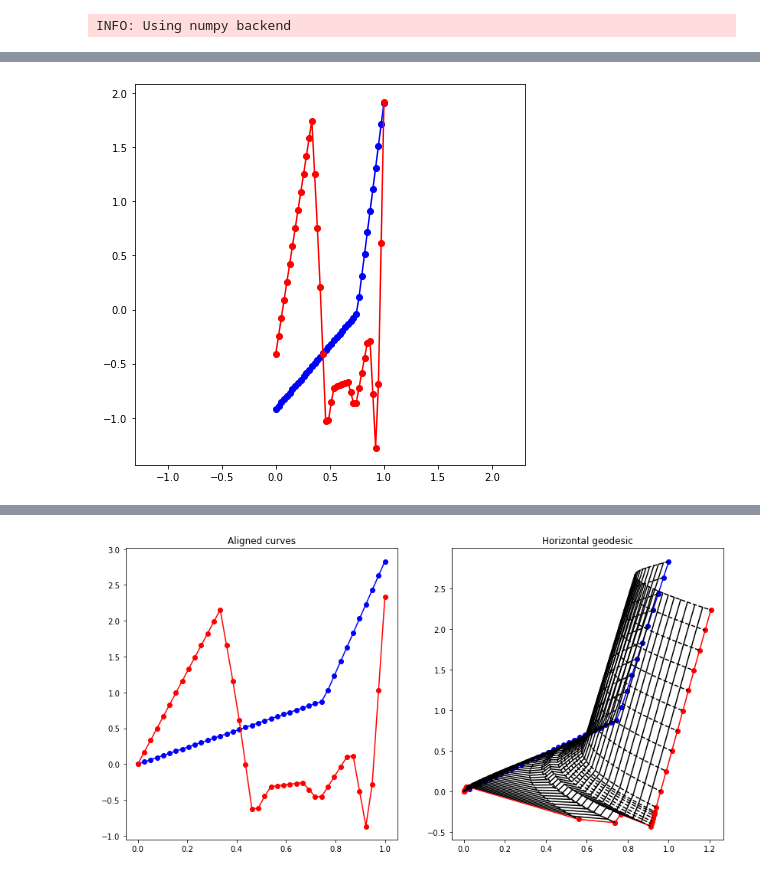
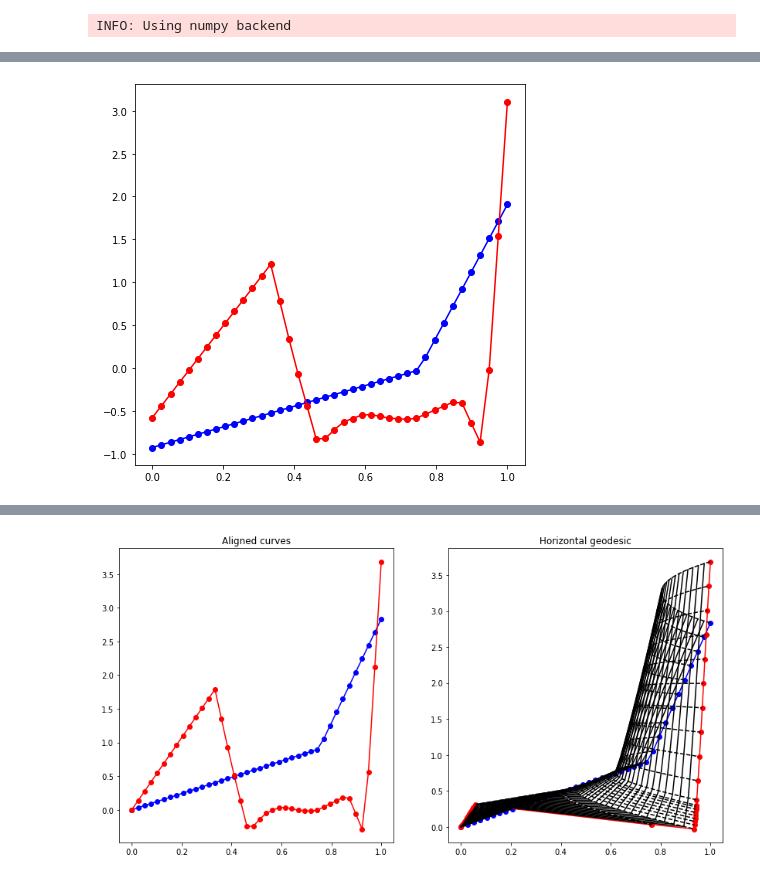
Before and after one commit to MATH-Hackathon-23-24/P2-Geometric-Learning, a Jupyter notebook: properties_and_sequence.ipynb, the cells around one changed output, grey strips where cells are left out. Cells and saved outputs as stored; diff of their text form; code cells hidden in the pictures.

```diff
--- a/properties_and_sequence.ipynb
+++ b/properties_and_sequence.ipynb
@@ -44,17 +36,0 @@ print(graphs['BT.1.4-25.'].nodes['BT.1.4-25.05']["surface"])
-# %%
-k_sampling_points = 40
-
-def get_resampled_geostats_curve(node_id, graphs, function, k_sampling_points):
-    x, y = get_curve_from_graph(node_id, graphs, function)
-    x_resample, y_resample = resample_curve(x, y, k_sampling_points=k_sampling_points)
-    curve = gs.vstack((x_resample, y_resample)).T
-    return curve
-# %%
-for id1 in stone_ids:
-    for id2 in stone_ids:
-        curve_a = get_resampled_geostats_curve(id1, graphs, "surface", k_sampling_points)
-        curve_b = get_resampled_geostats_curve(id2, graphs, "surface", k_sampling_points)
-        dist = get_SRVMetric_distance(curve_a, curve_b, k_sampling_points=k_sampling_points)
-        distL2 = get_L2_norm_two_curves(curve_a.T[1],curve_b.T[1])
-        print("SRV Dist between: ", id1, " and ", id2, " : ", dist)
-        print("L2 Dist between: ", id1, " and ", id2, " : ", distL2)
@@ -85,7 +144,13 @@ curve_b = get_resampled_geostats_curve(node_id2, graphs, "surface", k_sampling_p
 # %%
+node_id1 = 'BT.1.4-25.'
+node_id2 = 'BT.2.65.'
+
+curve_a = get_resampled_geostats_curve(node_id1, graphs, "volume", k_sampling_points)
+curve_b = get_resampled_geostats_curve(node_id2, graphs, "volume", k_sampling_points)
+
 ax = plot_curve(curve_a, "o-b", add_origin=False)
 plot_curve(curve_b, "o-r", ax=ax, add_origin=False)
-plt.axis("equal")
+#lt.axis("equal")
 plt.show()
 # %% [output]
-[figure, old version]
+[figure, new version]
@@ -102,6 +157,12 @@ curve_b = curves_r2.projection(curve_b)
 # %%
+curves_r2 = DiscreteCurvesStartingAtOrigin(
+    ambient_dim=2, k_sampling_points=k_sampling_points, equip=False
+)
+curve_a = curves_r2.projection(curve_a)
+curve_b = curves_r2.projection(curve_b)
+
 curves_r2.equip_with_metric(SRVMetric) #
-curves_r2.equip_with_group_action("rotations and reparametrizations")
+curves_r2.equip_with_group_action("reparametrizations")
 curves_r2.equip_with_quotient_structure()
 
 curve_b_aligned = curves_r2.fiber_bundle.align(curve_b, curve_a)
@@ -161 +207 @@ WARNING: Maximum number of iterations 20 reached during alignment with respect t
-[figure, old version]
+[figure, new version]
```
Also changed, not shown: parts of 24 cells of this notebook, 4 other files.
